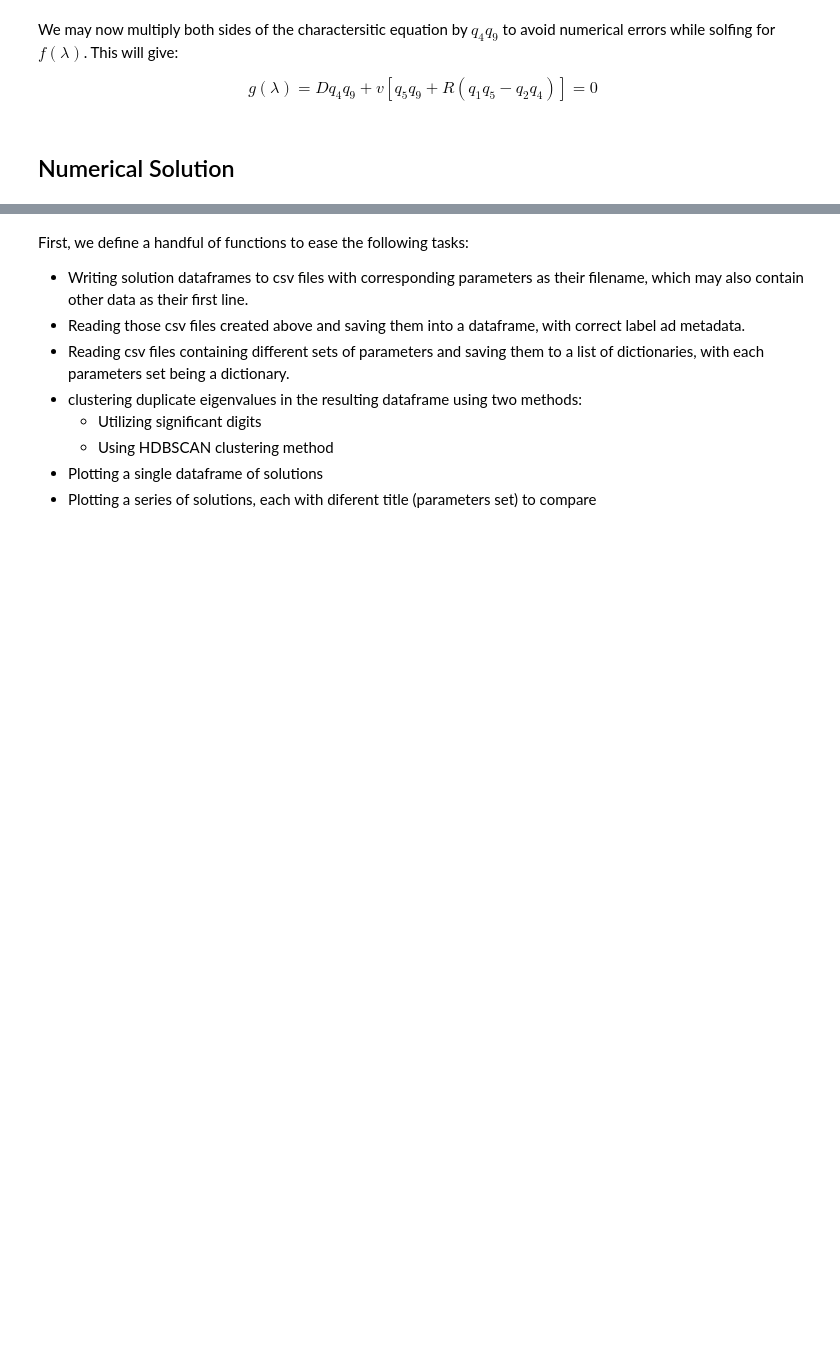
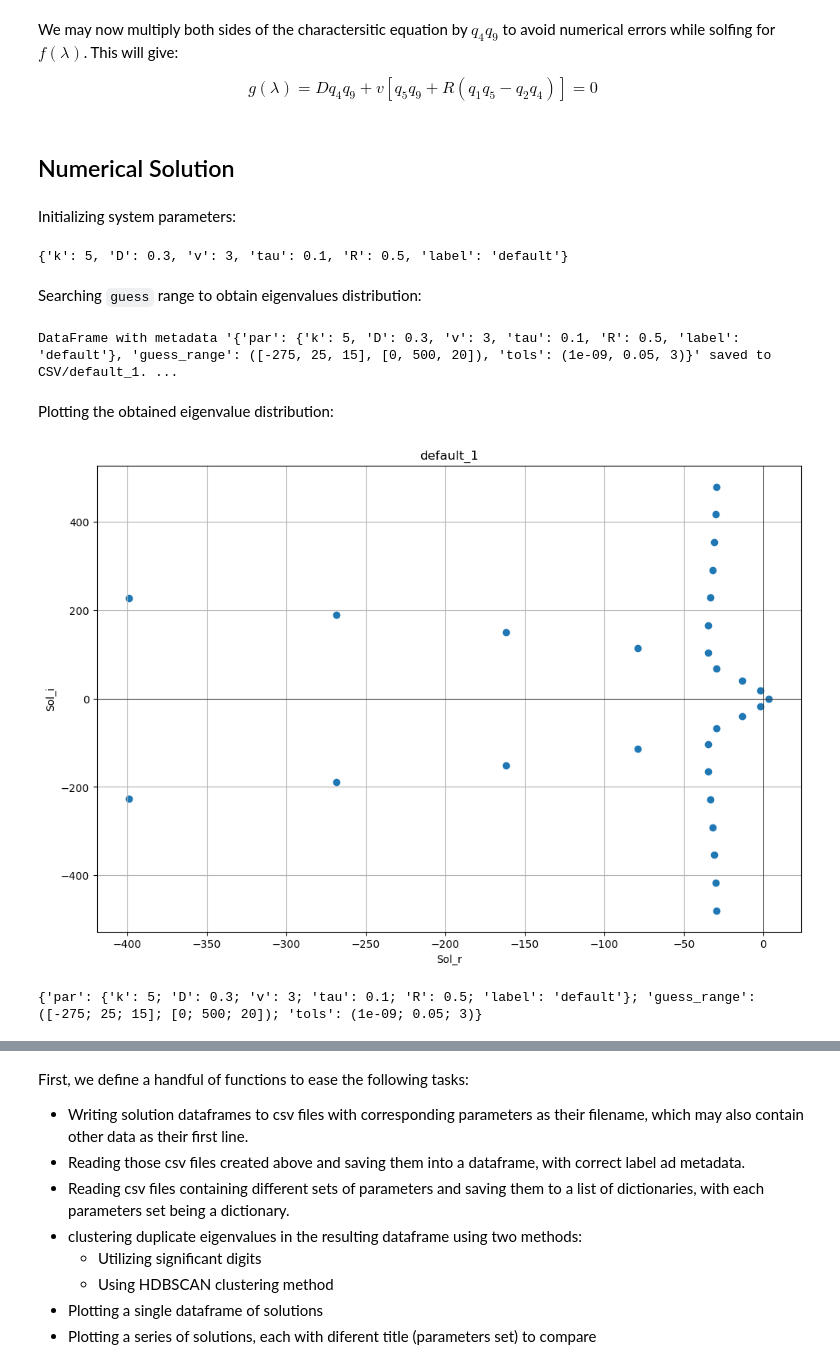
Before and after one commit to behradmoadeli/pfr_isothermal_recycle_delay_optimal, a Jupyter notebook: reports/BehradPaper.ipynb, the cells around one changed output, grey strips where cells are left out. Saved outputs shown, nothing was run; the diff lists cells and outputs as text; code cells hidden in the pictures; blank space fills up the shorter version.

```diff
--- a/reports/BehradPaper.ipynb
+++ b/reports/BehradPaper.ipynb
@@ -150,3 +141,32 @@ We may now multiply both sides of the charactersitic equation by $q_4 q_9$ to av
 $$ g(\lambda) = D q_4 q_9 + v [ q_5 q_9 + R (q_1 q_5 - q_2 q_4)] = 0 $$
 # %% [markdown]
 ## Numerical Solution
+# %% [markdown]
+Initializing system parameters:
+# %%
+default_pars = obtain_default_pars('pars_list.csv')
+display(default_pars)
+# %% [output]
+{'k': 5, 'D': 0.3, 'v': 3, 'tau': 0.1, 'R': 0.5, 'label': 'default'}
+# %% [markdown]
+Searching `guess` range to obtain eigenvalues distribution:
+# %%
+guess = {
+    'guess_range_real':[-275,25,15],
+    'guess_range_imag':[0,500,20]
+}
+
+save_dataframe_to_csv(*find_eig(default_pars, **guess, round_sig_digits=3), 'CSV')
+# %% [output]
+DataFrame with metadata '{'par': {'k': 5, 'D': 0.3, 'v': 3, 'tau': 0.1, 'R': 0.5, 'label': 'default'}, 'guess_range': ([-275, 25, 15], [0, 500, 20]), 'tols': (1e-09, 0.05, 3)}' saved to CSV/default_1. ...
+# %% [markdown]
+Plotting the obtained eigenvalue distribution:
+# %%
+df, label, metadata = plot_single_df(
+        'CSV/default_1.csv', filter=False,
+        real_lower_bound=-200, real_upper_bound=10, imag_lower_bound=-300, imag_upper_bound=300
+)
+display(df)
+# %% [output]
+[figure, added]
+{'par': {'k': 5; 'D': 0.3; 'v': 3; 'tau': 0.1; 'R': 0.5; 'label': 'default'}; 'guess_range': ([-275; 25; 15]; [0; 500; 20]); 'tols': (1e-09; 0.05; 3)}
```
Also changed, not shown: parts of 12 cells of this notebook, 11 other files.
